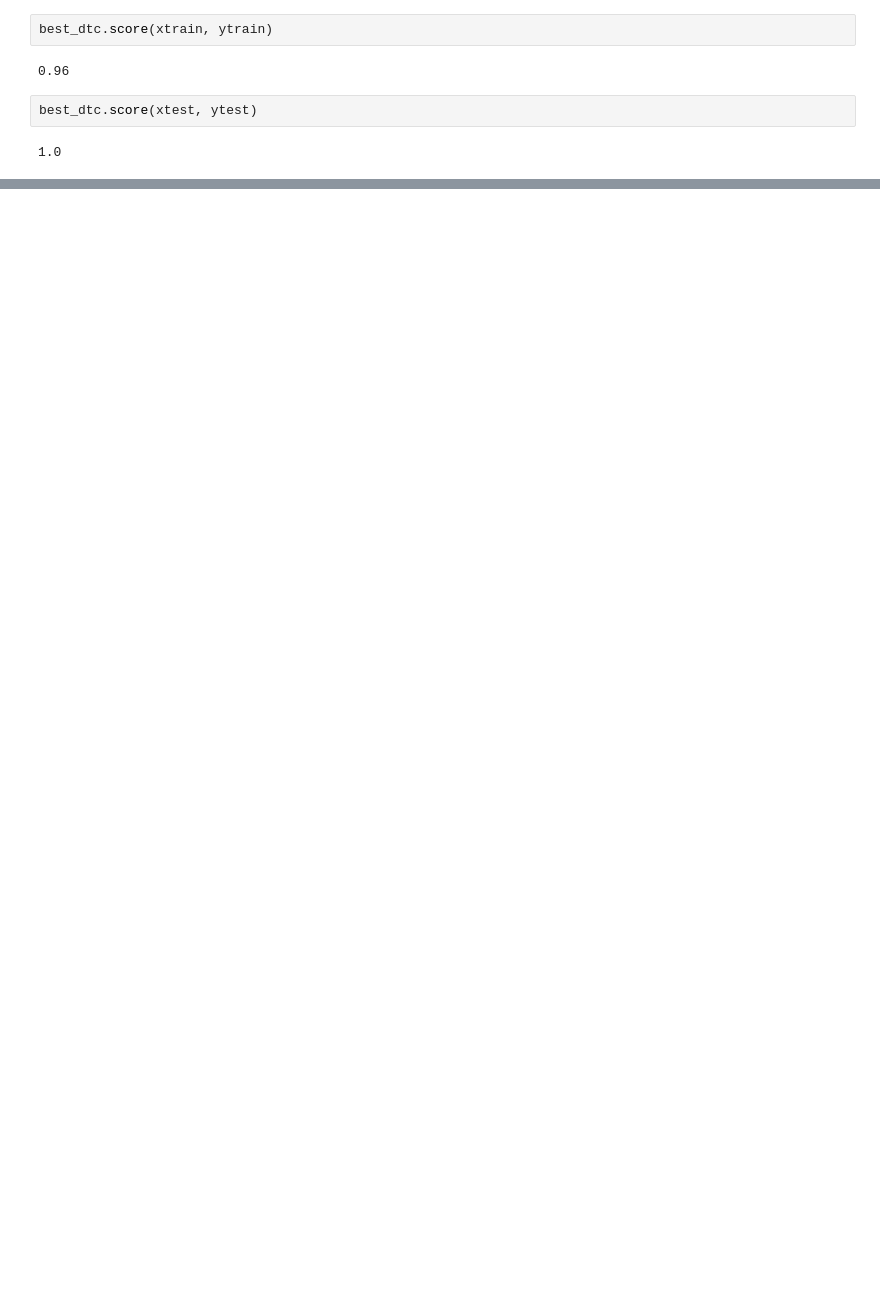
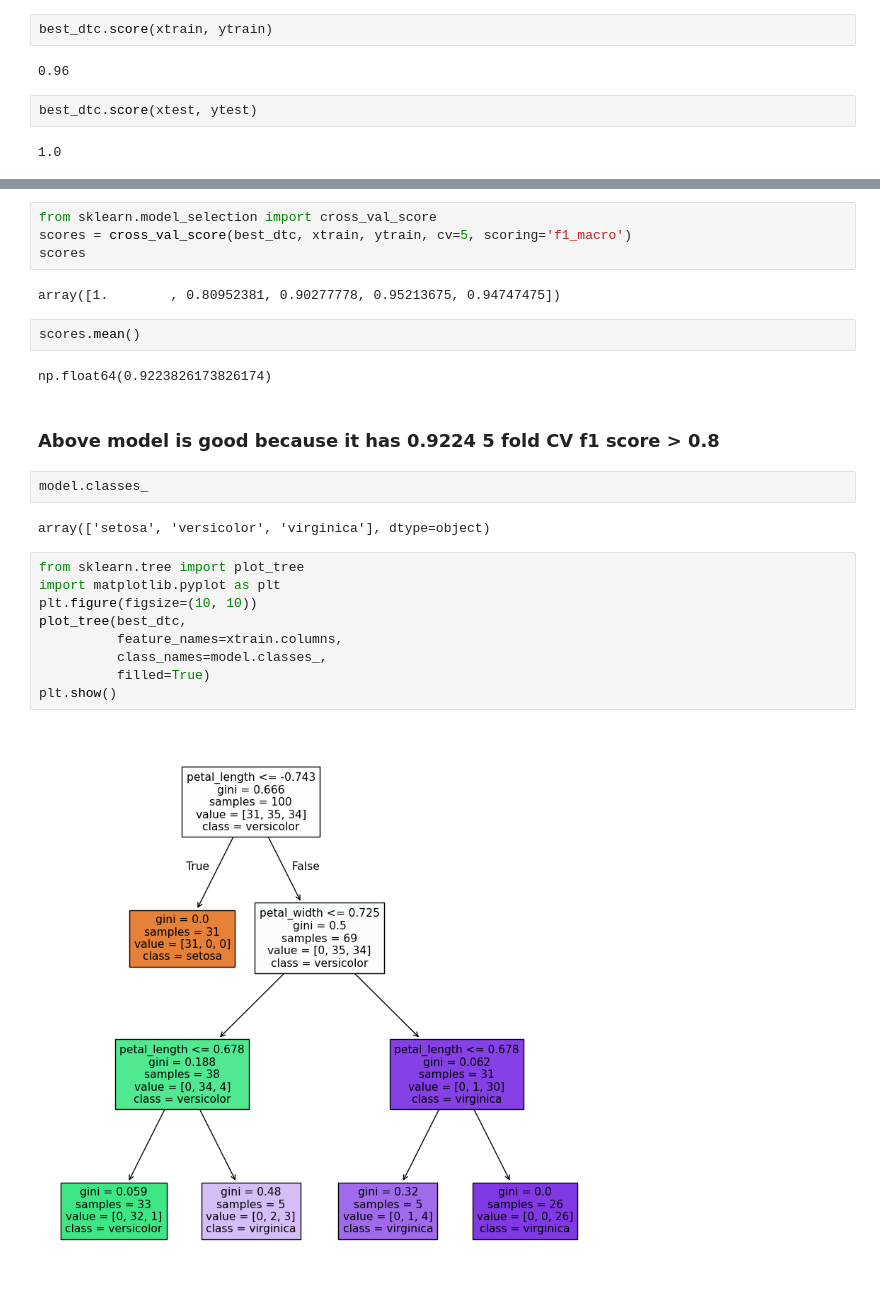
Before and after one commit to utkarshg1/ML-Wakad-9am-Weekend, a Jupyter notebook: Decision Tree Classification/DTC.ipynb, the cells around one changed output, grey strips where cells are left out. Cells and saved outputs as stored; diff of their text form; blank space fills up the shorter version.

```diff
--- a/Decision Tree Classification/DTC.ipynb
+++ b/Decision Tree Classification/DTC.ipynb
@@ -234,0 +292,27 @@ best_dtc.score(xtest, ytest)
+# %%
+from sklearn.model_selection import cross_val_score
+scores = cross_val_score(best_dtc, xtrain, ytrain, cv=5, scoring='f1_macro')
+scores
+# %% [output]
+array([1.        , 0.80952381, 0.90277778, 0.95213675, 0.94747475])
+# %%
+scores.mean()
+# %% [output]
+np.float64(0.9223826173826174)
+# %% [markdown]
+### Above model is good because it has 0.9224 5 fold CV f1 score > 0.8
+# %%
+model.classes_
+# %% [output]
+array(['setosa', 'versicolor', 'virginica'], dtype=object)
+# %%
+from sklearn.tree import plot_tree
+import matplotlib.pyplot as plt
+plt.figure(figsize=(10, 10))
+plot_tree(best_dtc,
+          feature_names=xtrain.columns,
+          class_names=model.classes_,
+          filled=True)
+plt.show()
+# %% [output]
+[figure, added]
```
Also changed, not shown: parts of 31 cells of this notebook, 1 other file.
